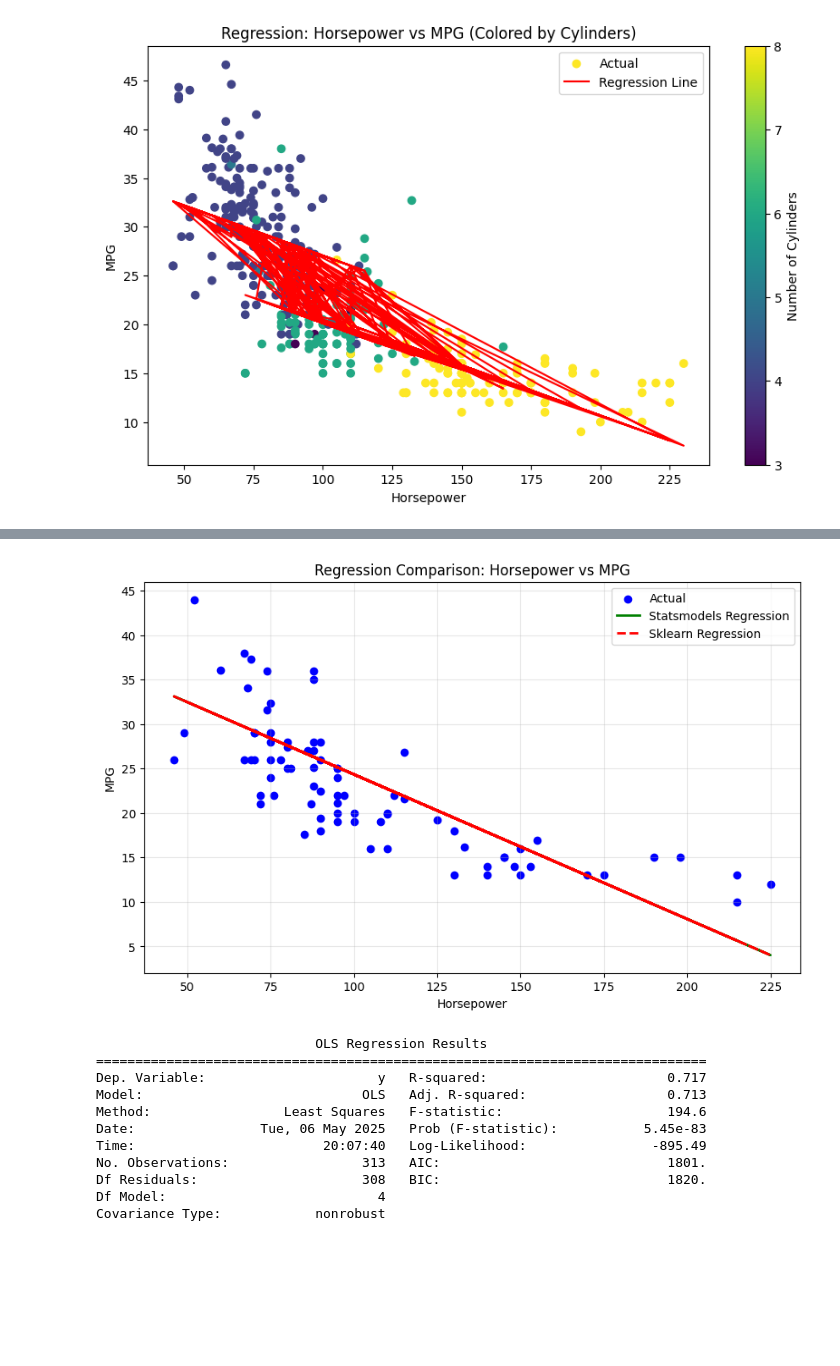
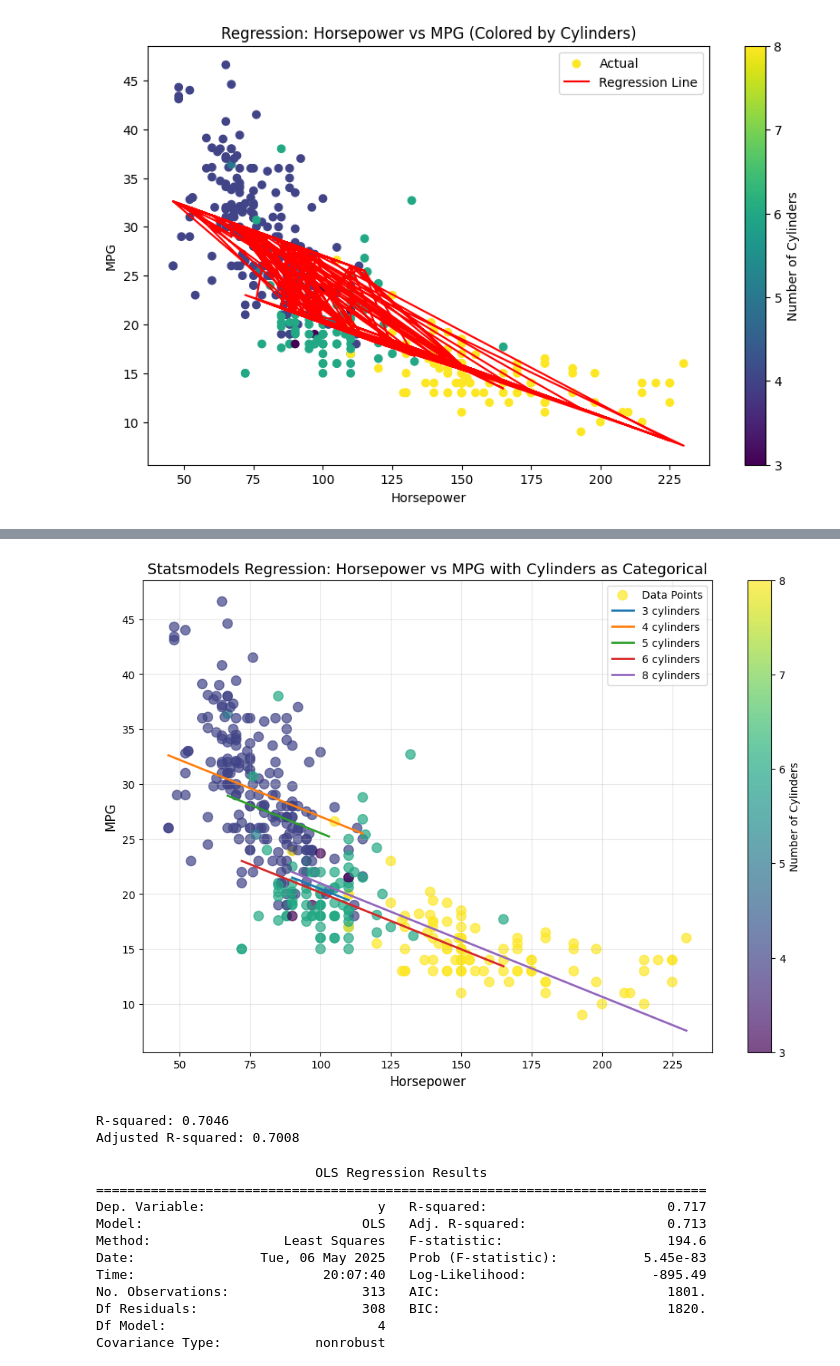
Before and after one commit to Busboom-Foo/DataDemo, a Jupyter notebook: notebooks/demo.ipynb, the cells around one changed output, grey strips where cells are left out. Drawn from its saved outputs; the diff is of its cells as text; code cells hidden in the pictures; blank space fills up the shorter version.

```diff
--- a/notebooks/demo.ipynb
+++ b/notebooks/demo.ipynb
@@ -93,39 +93,53 @@ plt.show()
 # %% [output]
 [figure]
 # %%
-# Implementing the same regression using statsmodels
+# Implementing regression using statsmodels with cylinders as a categorical variable
 import statsmodels.api as sm
+import statsmodels.formula.api as smf
 
-# Add a constant (intercept) to the model
-X_train_sm = sm.add_constant(X_train)
-X_test_sm = sm.add_constant(X_test)
+# Create a DataFrame for statsmodels with cylinders as a categorical variable
+df_sm = data.copy()
+df_sm['cylinders'] = df_sm['cylinders'].astype('category')
 
-# Fit the OLS model
-model_sm = sm.OLS(y_train, X_train_sm).fit()
+# Using formula API for easier handling of categorical variables
+model_sm = smf.ols('mpg ~ horsepower + C(cylinders)', data=df_sm).fit()
 
 # Print the model summary
 print(model_sm.summary())
 
-# Predict on the test set
-y_pred_sm = model_sm.predict(X_test_sm)
+# Calculate predictions
+y_pred_sm = model_sm.predict(df_sm)
 
-# Calculate MSE to compare with sklearn model
-mse_sklearn = mean_squared_error(y_test, y_pred)
-mse_statsmodels = mean_squared_error(y_test, y_pred_sm)
-print(f"Mean Squared Error (sklearn): {mse_sklearn:.4f}")
-print(f"Mean Squared Error (statsmodels): {mse_statsmodels:.4f}")
+# Plot the scatter plot with the regression line and color by cylinders
+plt.figure(figsize=(12, 8))
+scatter = plt.scatter(df_sm['horsepower'], df_sm['mpg'],
+                     c=df_sm['cylinders'].astype('int'),
+                     cmap='viridis',
+                     alpha=0.7,
+                     s=80,
+                     label='Data Points')
 
-# Plot the scatter plot with the regression line
-plt.figure(figsize=(10, 6))
-plt.scatter(X_test, y_test, color='blue', label='Actual')
-plt.plot(X_test, y_pred_sm, color='green', label='Statsmodels Regression', linewidth=2)
-plt.plot(X_test, y_pred, color='red', linestyle='--', label='Sklearn Regression', linewidth=2)
-plt.xlabel('Horsepower')
-plt.ylabel('MPG')
-plt.title('Regression Comparison: Horsepower vs MPG')
+# Sort data by horsepower for a smoother line plot
+sorted_data = df_sm.sort_values('horsepower')
+sorted_data['predicted'] = model_sm.predict(sorted_data)
+
+# Plot regression lines for each cylinder group
+for cyl in sorted(df_sm['cylinders'].unique()):
+    cyl_data = sorted_data[sorted_data['cylinders'] == cyl]
+    plt.plot(cyl_data['horsepower'], cyl_data['predicted'],
+             linewidth=2, label=f'{cyl} cylinders')
+
+plt.colorbar(scatter, label='Number of Cylinders')
+plt.xlabel('Horsepower', fontsize=12)
+plt.ylabel('MPG', fontsize=12)
+plt.title('Statsmodels Regression: Horsepower vs MPG with Cylinders as Categorical', fontsize=14)
 plt.legend()
 plt.grid(True, alpha=0.3)
 plt.show()
+
+# Calculate R-squared
+print(f"R-squared: {model_sm.rsquared:.4f}")
+print(f"Adjusted R-squared: {model_sm.rsquared_adj:.4f}")
 # %% [output]
                             OLS Regression Results
 ==============================================================================
@@ -147,2 +161,4 @@ Mean Squared Error (statsmodels): 22.1532
-[figure, old version]
+[figure, new version]
+R-squared: 0.7046
+Adjusted R-squared: 0.7008
 # %%
```
Also changed, not shown: parts of 2 cells of this notebook.
